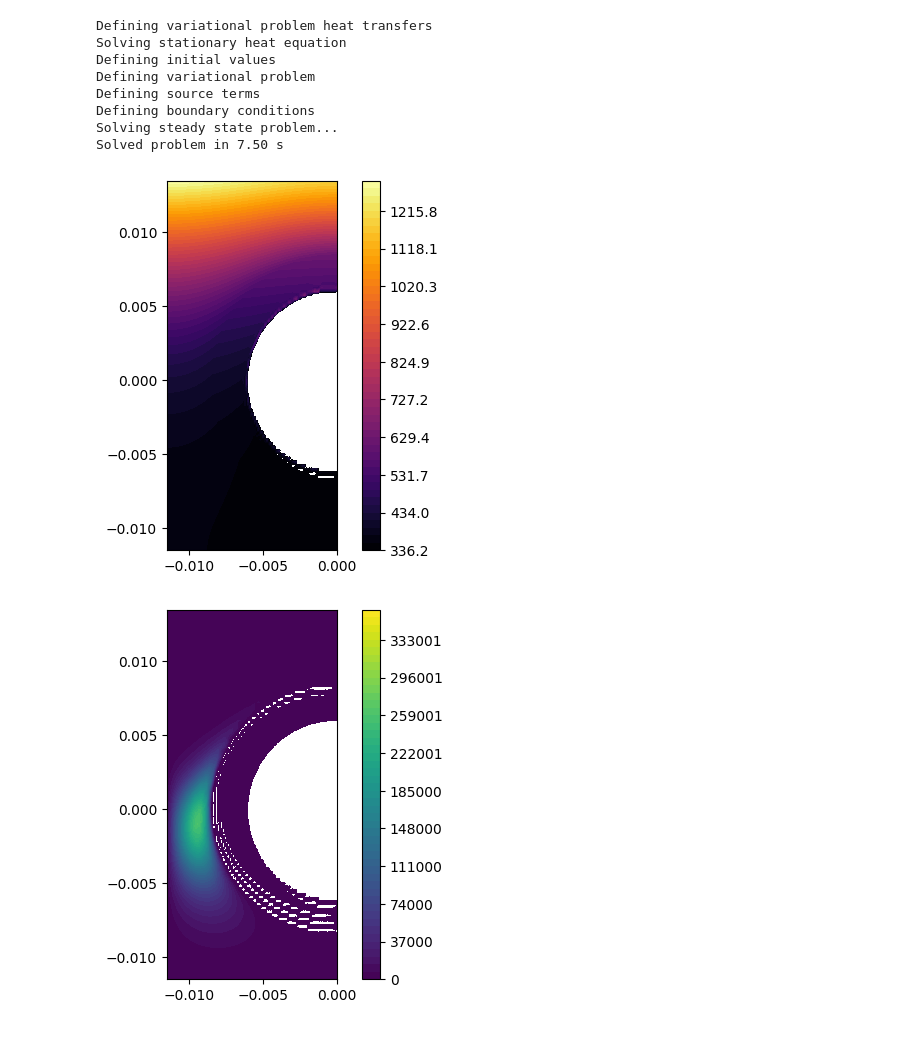
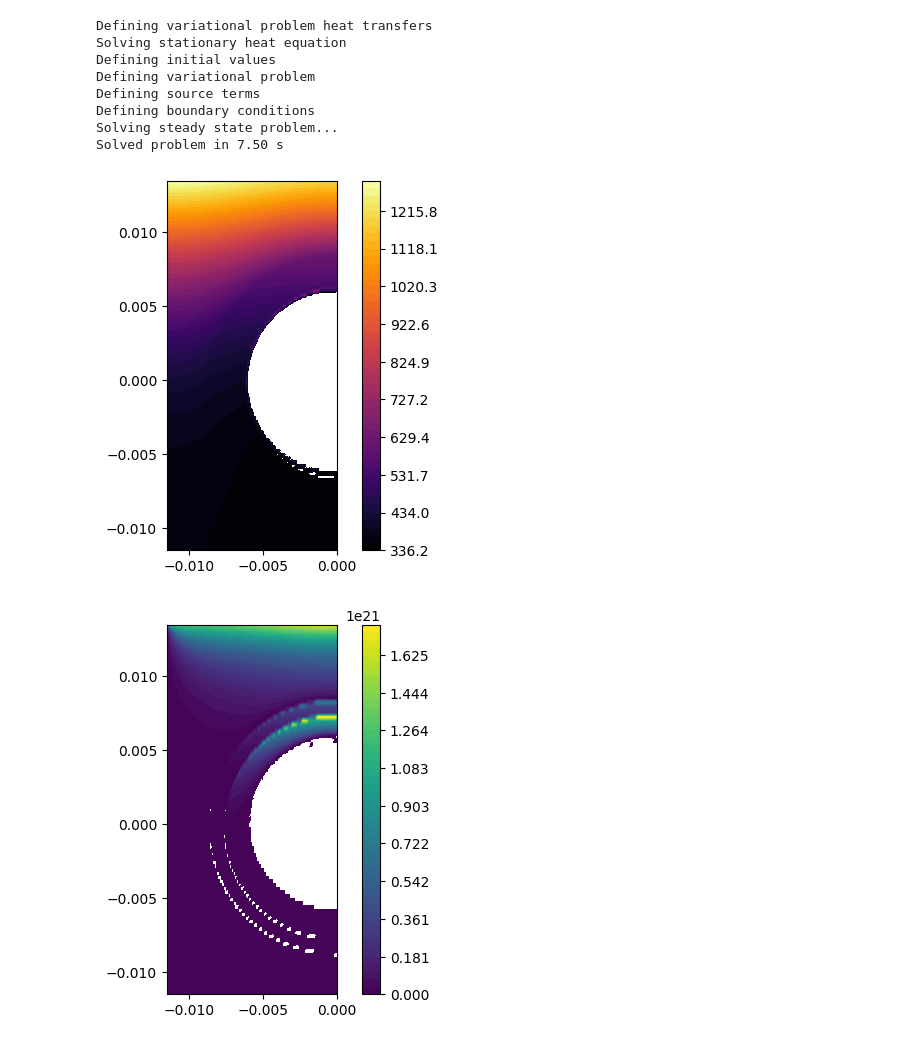
Before and after one commit to festim-dev/FESTIM-workshop, a Jupyter notebook: tasks/task7.ipynb, the cells around one changed output. Cells and saved outputs as stored; diff of their text form; code cells hidden in the pictures.

Commit message:
added plots

```diff
--- a/tasks/task7.ipynb
+++ b/tasks/task7.ipynb
@@ -141,32 +141,33 @@ class u_slice(UserExpression):
         try:
             value[0] = self.fun(x[0], x[1], 0.00125)
         except RuntimeError:
             value[0] = -1
 
     def value_shape(self):
         return ()
 
 mesh_2d = RectangleMesh(Point(-0.0115, -0.0115), Point(0, 0.0135), 100, 100)
 Vs = FunctionSpace(mesh_2d, "CG", 1)
 
 T_2d = project(u_slice(my_model.T.T), Vs)
 
 min_T = np.min(my_model.T.T.vector().get_local())
 max_T = np.max(my_model.T.T.vector().get_local())
 
 CF = plot(T_2d, levels=np.linspace(min_T, max_T, 50), cmap="inferno")
 plt.colorbar(CF)
 plt.show()
 
 
-mobile_conc = my_model.h_transport_problem.mobile.solution
+Vs = FunctionSpace(mesh_2d, "DG", 1)
+mobile_conc = my_model.h_transport_problem.mobile.post_processing_solution
 c_2d = project(u_slice(mobile_conc), Vs)
 
 max_c = np.max(mobile_conc.vector().get_local())
 
 CF = plot(c_2d, levels=np.linspace(0, max_c, 50), cmap="viridis")
 plt.colorbar(CF)
 plt.show()
 # %% [output]
 [figure]
-[figure, old version]
+[figure, new version]
```
Also changed, not shown: parts of 1 cell of this notebook.
